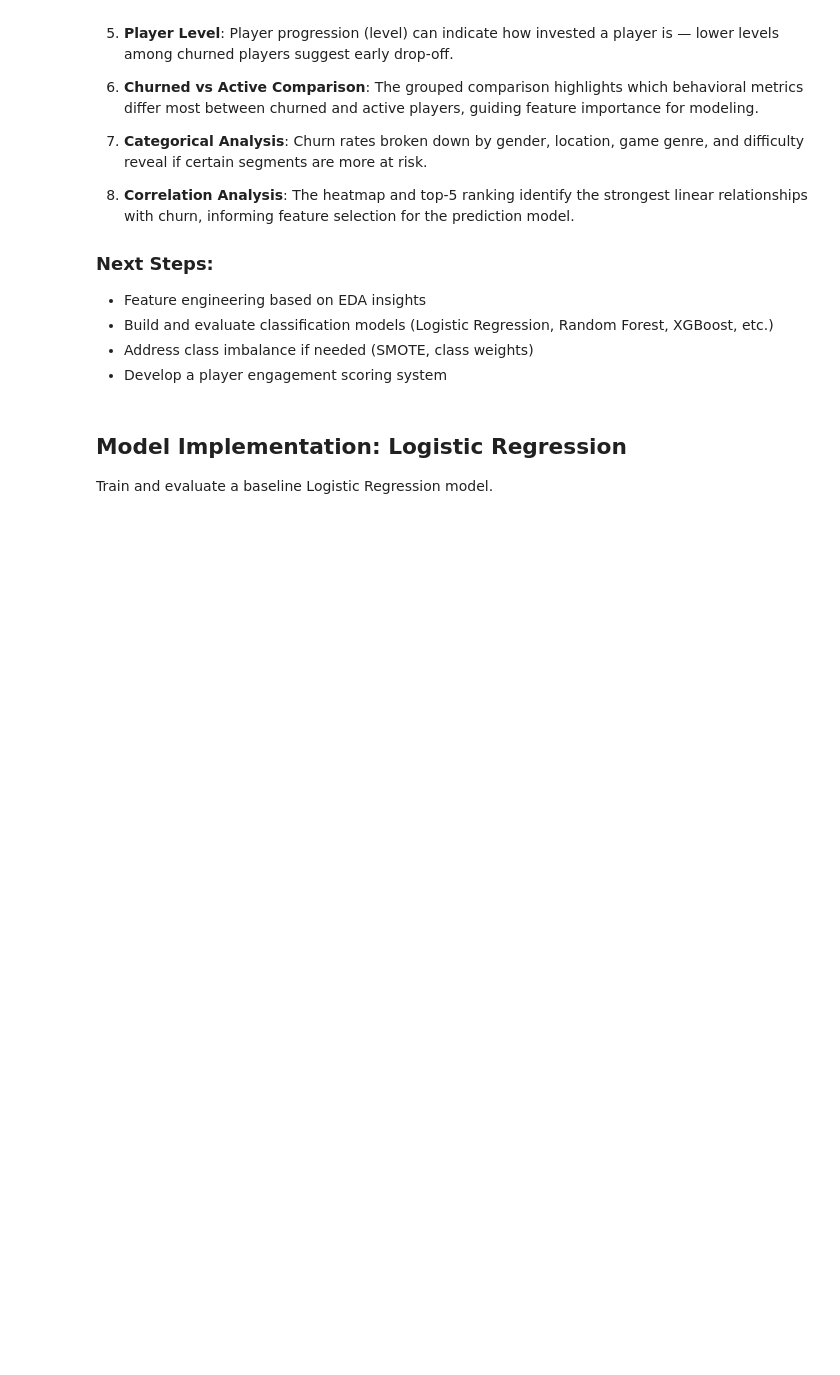
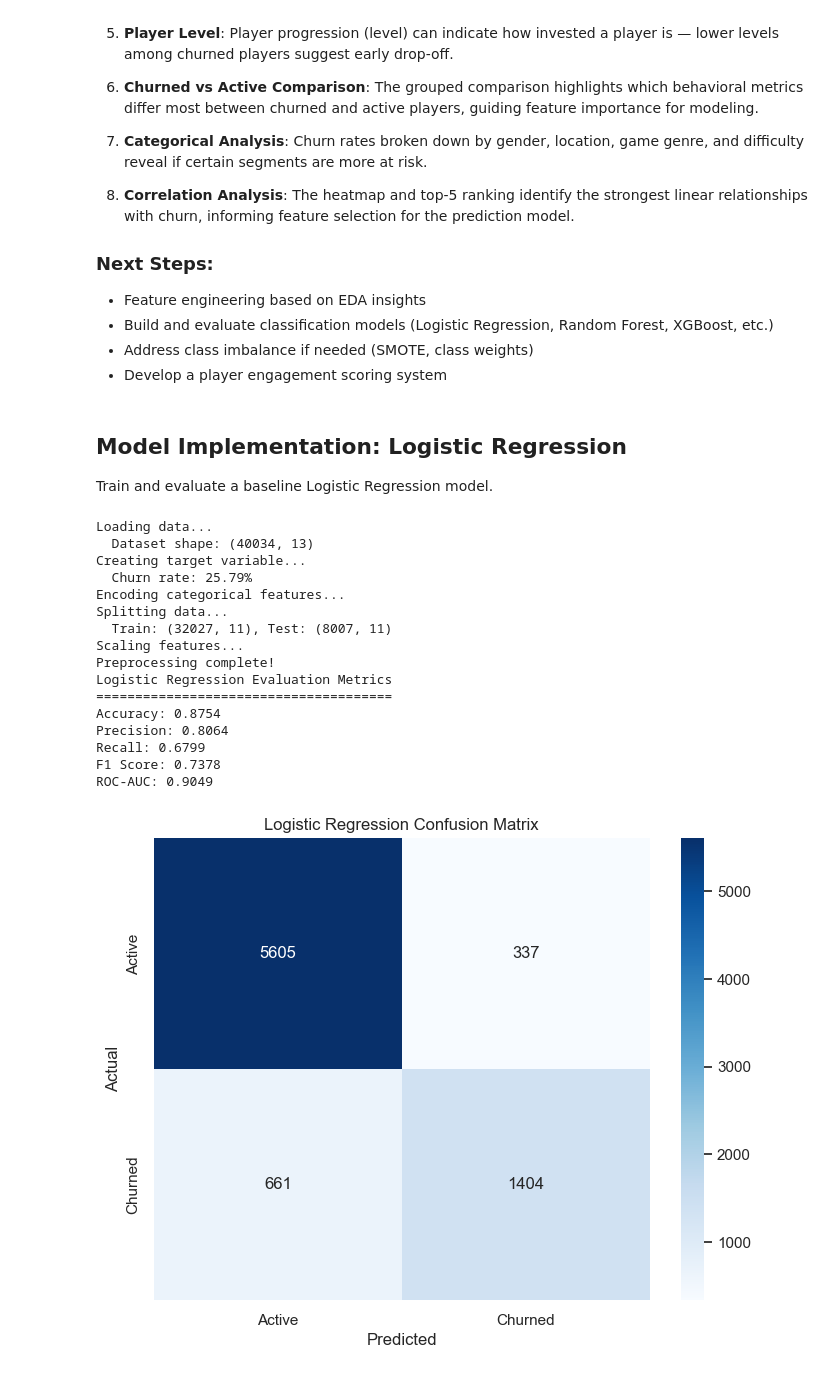
Before and after one commit to Parth10P/Player-Churn-Prediction-Game-Engagement-System, a Jupyter notebook: notebooks/exploration.ipynb, the cells around one changed output. Saved outputs shown, nothing was run; the diff lists cells and outputs as text; code cells hidden in the pictures; blank space fills up the shorter version.

```diff
--- a/notebooks/exploration.ipynb
+++ b/notebooks/exploration.ipynb
@@ -359,12 +359,15 @@ Train and evaluate a baseline Logistic Regression model.
 # %%
 import sys
 import os
-sys.path.append(os.path.abspath('../src'))
+sys.path.append(os.path.abspath('../backend/ml'))
 import matplotlib.pyplot as plt
 import seaborn as sns
 from sklearn.linear_model import LogisticRegression
 from sklearn.metrics import accuracy_score, precision_score, recall_score, f1_score, roc_auc_score, confusion_matrix
-from preprocess import X_train_scaled, X_test_scaled, y_train, y_test
+from preprocess import run_preprocessing_pipeline
+
+# Run preprocessing pipeline from main branch implementation
+X_train_scaled, X_test_scaled, y_train, y_test = run_preprocessing_pipeline()
 
 # Initialize and train Logistic Regression model
 model = LogisticRegression(random_state=42, max_iter=1000)
@@ -372,30 +375,48 @@ model.fit(X_train_scaled, y_train)
 
 # Predictions
 y_pred = model.predict(X_test_scaled)
 y_pred_proba = model.predict_proba(X_test_scaled)[:, 1]
 
 # Evaluation Metrics
 acc = accuracy_score(y_test, y_pred)
 prec = precision_score(y_test, y_pred)
 rec = recall_score(y_test, y_pred)
 f1 = f1_score(y_test, y_pred)
 roc_auc = roc_auc_score(y_test, y_pred_proba)
 
 print("Logistic Regression Evaluation Metrics")
 print("======================================")
 print(f"Accuracy: {acc:.4f}")
 print(f"Precision: {prec:.4f}")
 print(f"Recall: {rec:.4f}")
 print(f"F1 Score: {f1:.4f}")
 print(f"ROC-AUC: {roc_auc:.4f}")
 
 # Confusion Matrix
 cm = confusion_matrix(y_test, y_pred)
 plt.figure(figsize=(8, 6))
 sns.heatmap(cm, annot=True, fmt='d', cmap='Blues',
             xticklabels=['Active', 'Churned'],
             yticklabels=['Active', 'Churned'])
 plt.title('Logistic Regression Confusion Matrix')
 plt.xlabel('Predicted')
 plt.ylabel('Actual')
 plt.show()
+# %% [output]
+Loading data...
+  Dataset shape: (40034, 13)
+Creating target variable...
+  Churn rate: 25.79%
+Encoding categorical features...
+Splitting data...
+  Train: (32027, 11), Test: (8007, 11)
+Scaling features...
+Preprocessing complete!
+Logistic Regression Evaluation Metrics
+======================================
+Accuracy: 0.8754
+Precision: 0.8064
+Recall: 0.6799
+F1 Score: 0.7378
+ROC-AUC: 0.9049
+[figure, added]
```
